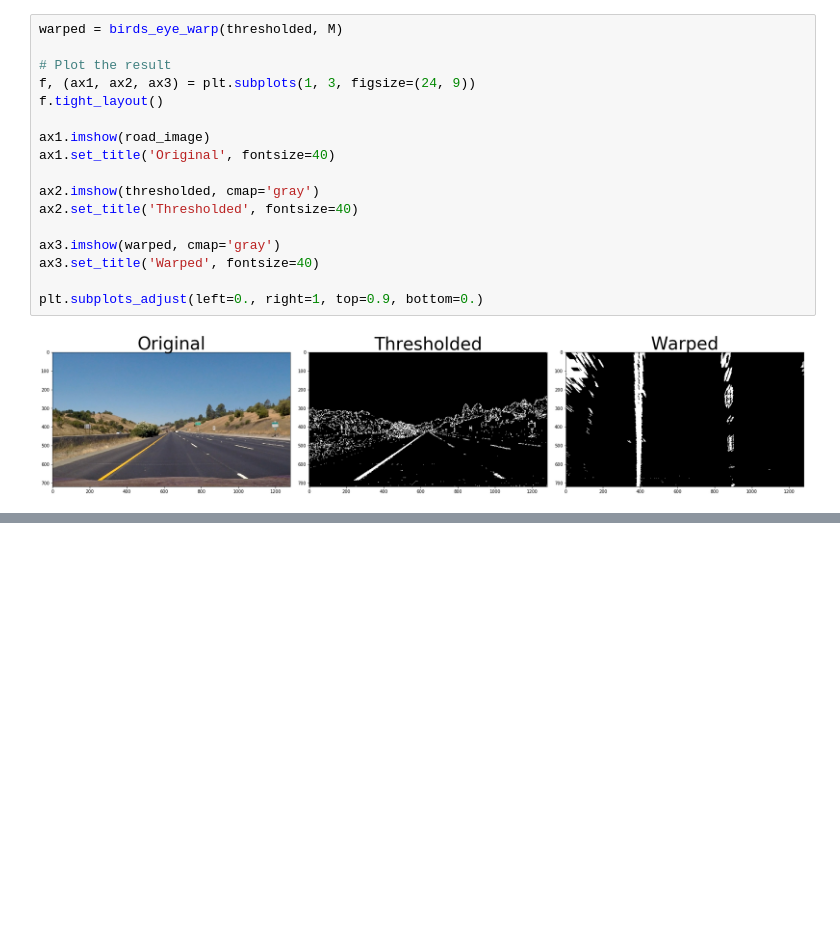
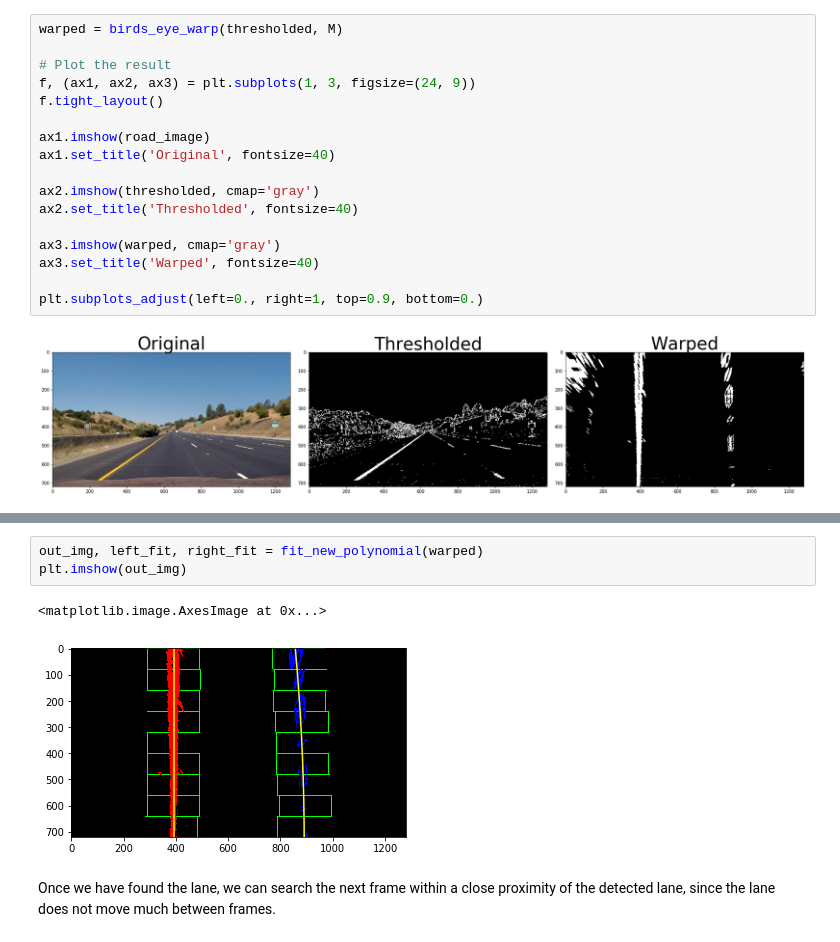
Before and after one commit to jordancharest/Advanced-Lane-Finding, a Jupyter notebook: advanced_lane_finding.ipynb, the cells around one changed output, grey strips where cells are left out. Cells and saved outputs as stored; diff of their text form; blank space fills up the shorter version.

Commit message:
Finished searching for lane lines

```diff
--- a/advanced_lane_finding.ipynb
+++ b/advanced_lane_finding.ipynb
@@ -219,0 +336,8 @@ plt.subplots_adjust(left=0., right=1, top=0.9, bottom=0.)
+# %%
+out_img, left_fit, right_fit = fit_new_polynomial(warped)
+plt.imshow(out_img)
+# %% [output]
+<matplotlib.image.AxesImage at 0x...>
+[figure, added]
+# %% [markdown]
+Once we have found the lane, we can search the next frame within a close proximity of the detected lane, since the lane does not move much between frames.
```
Also changed, not shown: parts of 12 cells of this notebook.
